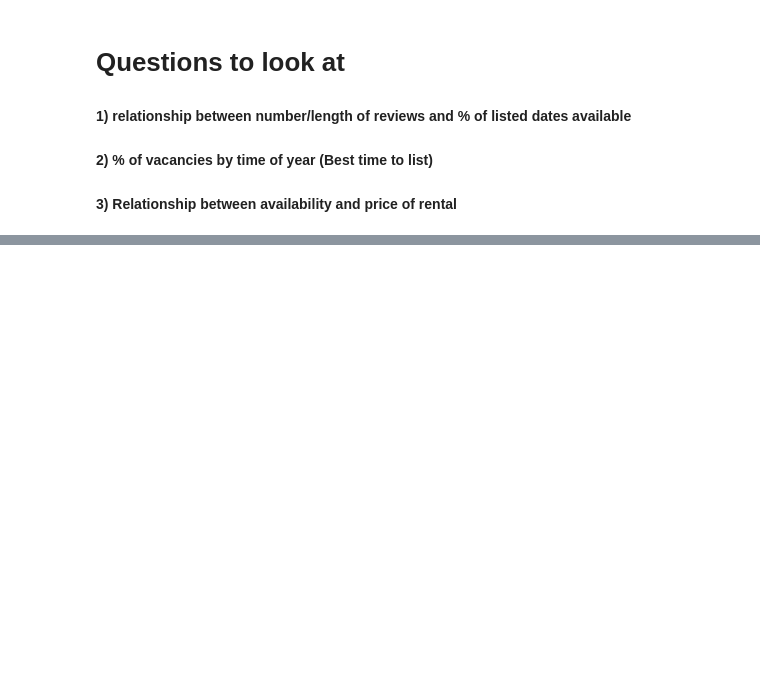
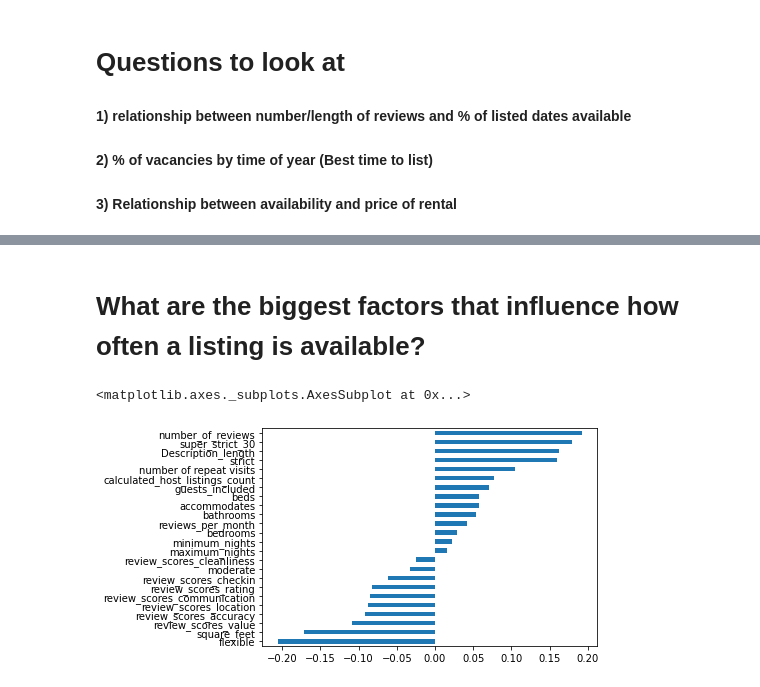
Before and after one commit to ogurashi/Boston-AirBnB-Analysis, a Jupyter notebook: rentals.ipynb, the cells around one changed output, grey strips where cells are left out. Drawn from its saved outputs; the diff is of its cells as text; code cells hidden in the pictures; blank space fills up the shorter version.

```diff
--- a/rentals.ipynb
+++ b/rentals.ipynb
@@ -231,2 +254,13 @@ AttributeError: 'SeriesGroupBy' object has no attribute 'average'
+# %%
+numerical_listings.columns
+columns_to_investigate = [ 'accommodates',
+       'bathrooms', 'bedrooms', 'beds', 'square_feet', 'guests_included',
+       'minimum_nights', 'maximum_nights',
+       'number_of_reviews', 'review_scores_rating', 'review_scores_accuracy',
+       'review_scores_cleanliness', 'review_scores_checkin',
+       'review_scores_communication', 'review_scores_location',
+       'review_scores_value', 'calculated_host_listings_count',
+       'reviews_per_month', 'number of repeat visits', 'Description_length',
+       'flexible', 'moderate', 'strict', 'super_strict_30', '% available']
 # %%
 # %% [output]
@@ -236,0 +284,7 @@ AttributeError: 'SeriesGroupBy' object has no attribute 'average'
+# %% [markdown]
+# What are the biggest factors that influence how often a listing is available?
+# %%
+numerical_listings[columns_to_investigate].corr()['% available'].drop('% available').sort_values().plot(kind = 'barh')
+# %% [output]
+<matplotlib.axes._subplots.AxesSubplot at 0x...>
+[figure, added]
```
Also changed, not shown: parts of 19 cells of this notebook.
